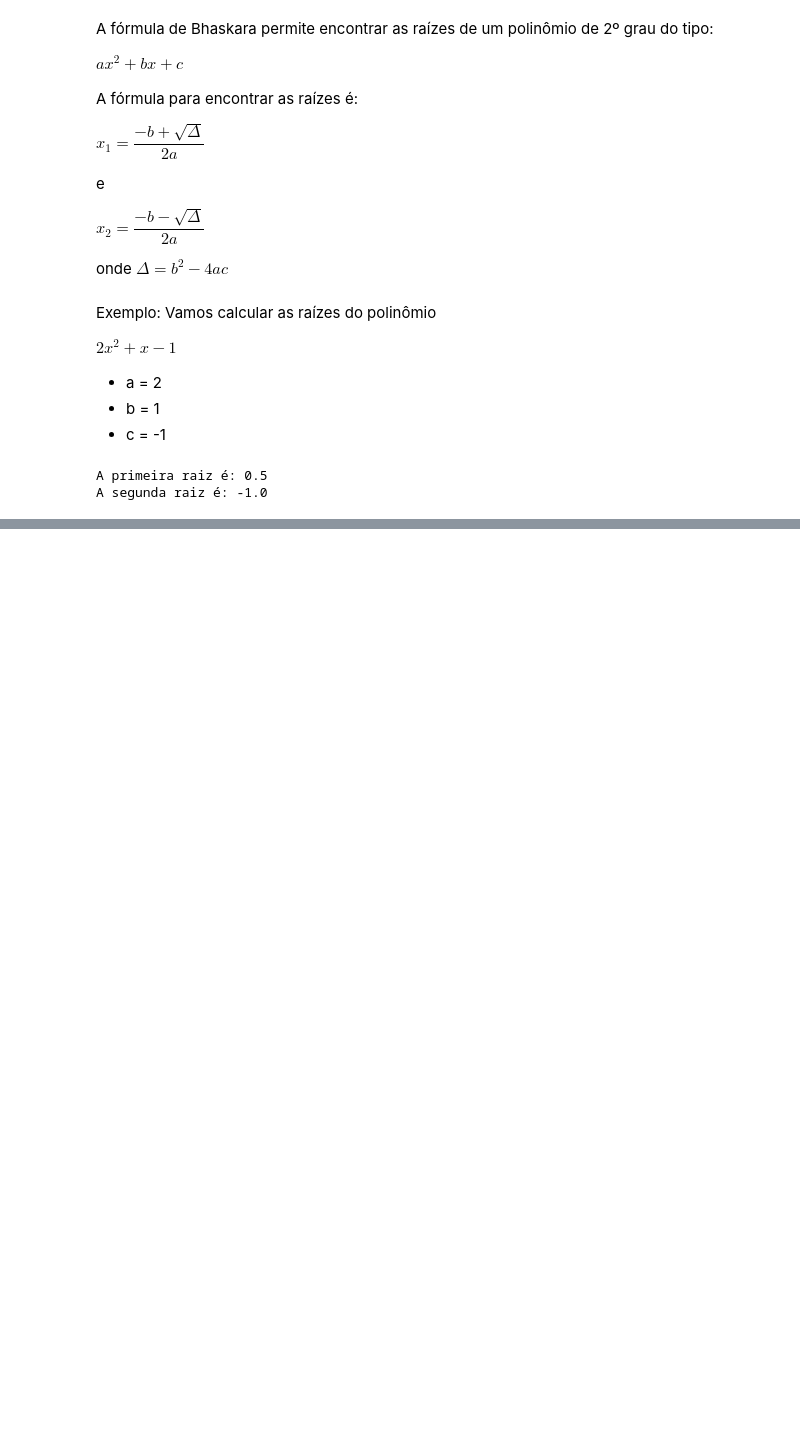
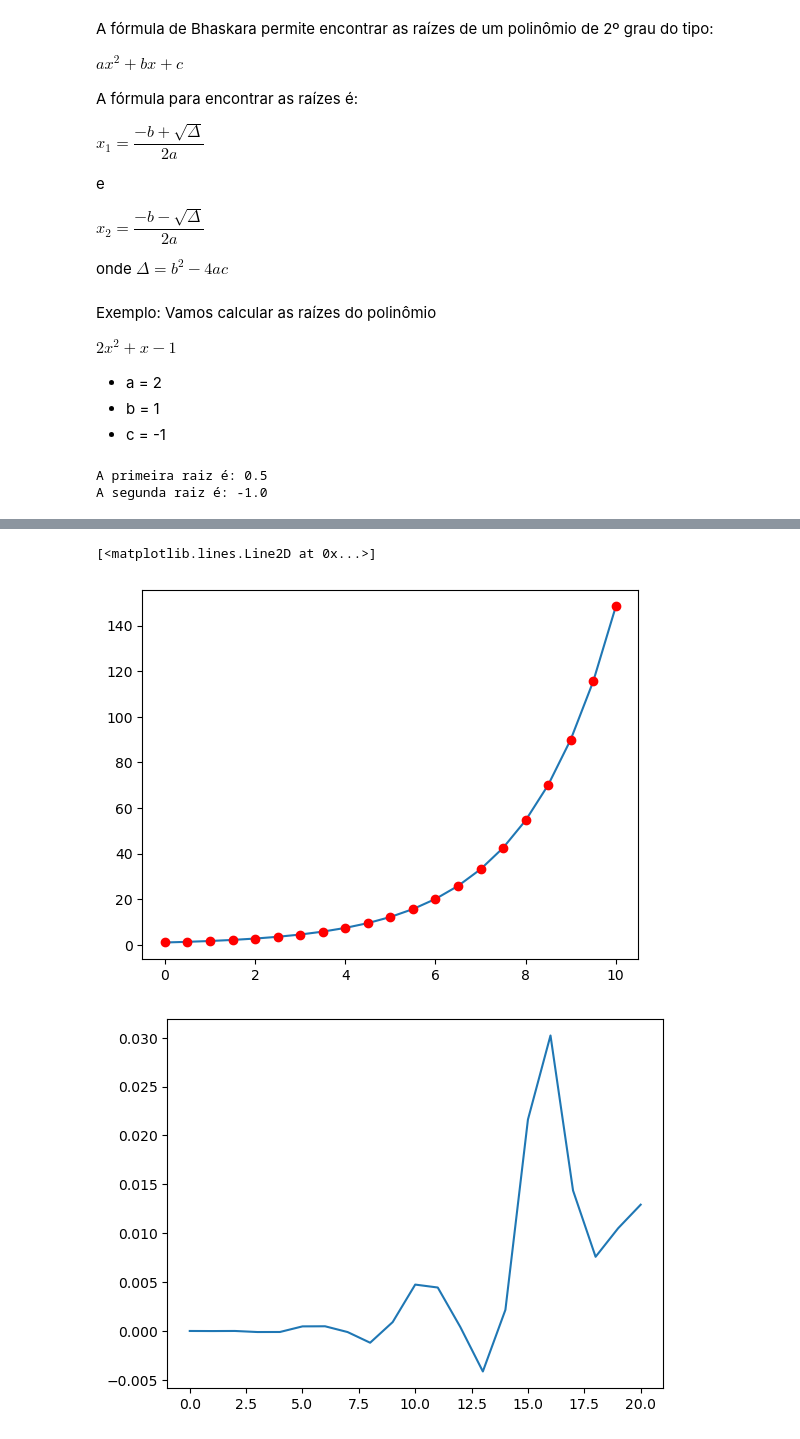
Before and after one commit to pshiroma/minicurso-python, a Jupyter notebook: notebooks/Minicurso-Python-Slides-01.ipynb, the cells around one changed output, grey strips where cells are left out. Cells and saved outputs as stored; diff of their text form; code cells hidden in the pictures; blank space fills up the shorter version.

```diff
--- a/notebooks/Minicurso-Python-Slides-01.ipynb
+++ b/notebooks/Minicurso-Python-Slides-01.ipynb
@@ -133,0 +989,6 @@ A segunda raiz é: -1.0
+# %%
+N = np.array([[1, 2], [3, 4]])
+print(M)
+print(N)
+# A multiplicação matricial é feita usando o operador '@'
+print(M @ N)
@@ -133,0 +1593,25 @@ A segunda raiz é: -1.0
+# %%
+import numpy as np
+import matplotlib.pyplot as plt
+from scipy.integrate import solve_ivp
+
+def crescimento_exponencial(t, N, k):
+    dNdt = k*N
+    return dNdt
+
+t = np.linspace(0,10,21)
+k = 0.5
+N0 = 1
+
+sol = solve_ivp( crescimento_exponencial, t_span=[0, 10],y0=[N0],t_eval=t,args=[k])
+#print(sol)
+plt.plot(sol.t, sol.y[0])
+
+resposta = N0*np.exp(k*sol.t)
+plt.plot(sol.t, resposta, 'or')
+plt.figure()
+plt.plot(resposta - sol.y[0])
+# %% [output]
+[<matplotlib.lines.Line2D at 0x...>]
+[figure, added]
+[figure, added]
```
Also changed, not shown: parts of 193 cells of this notebook, 4 other files.
